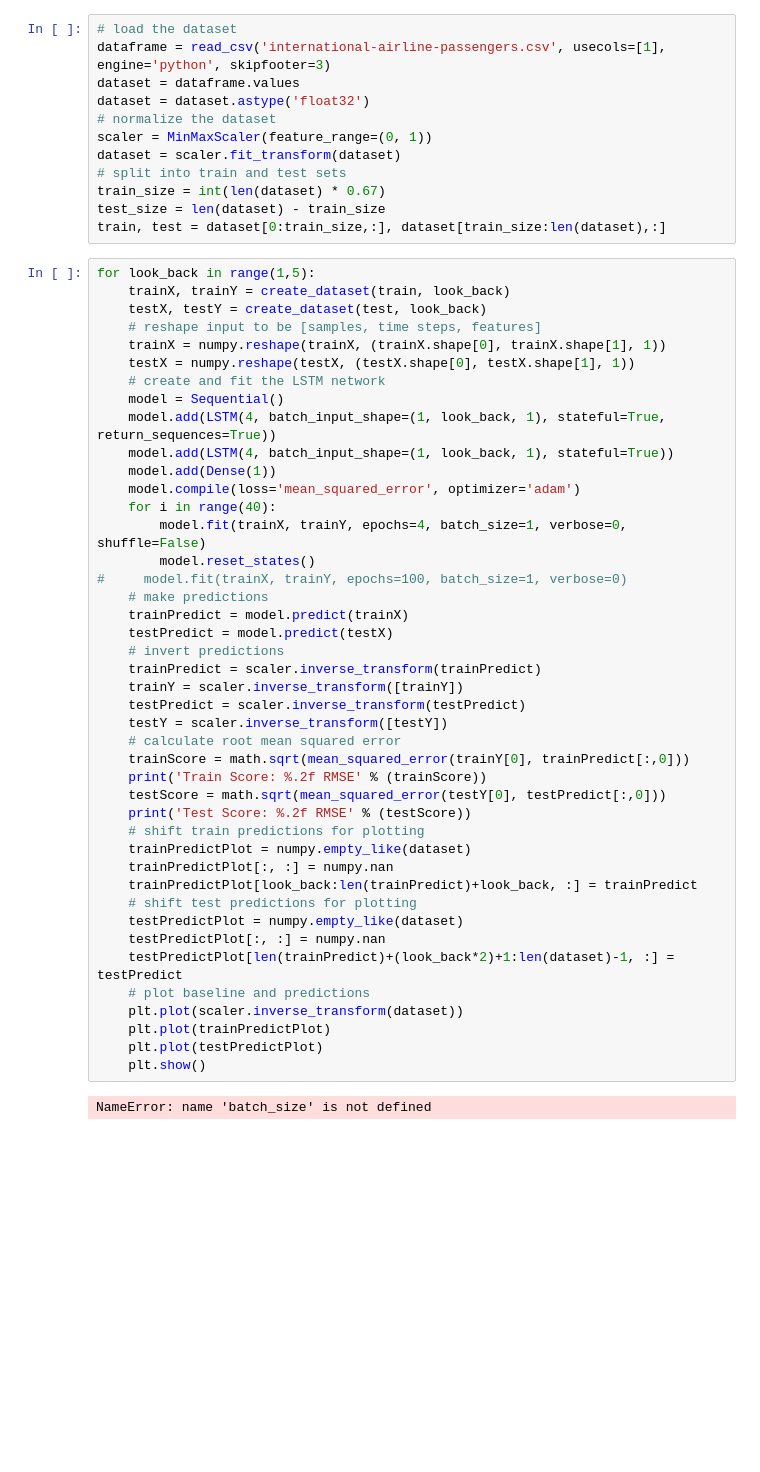
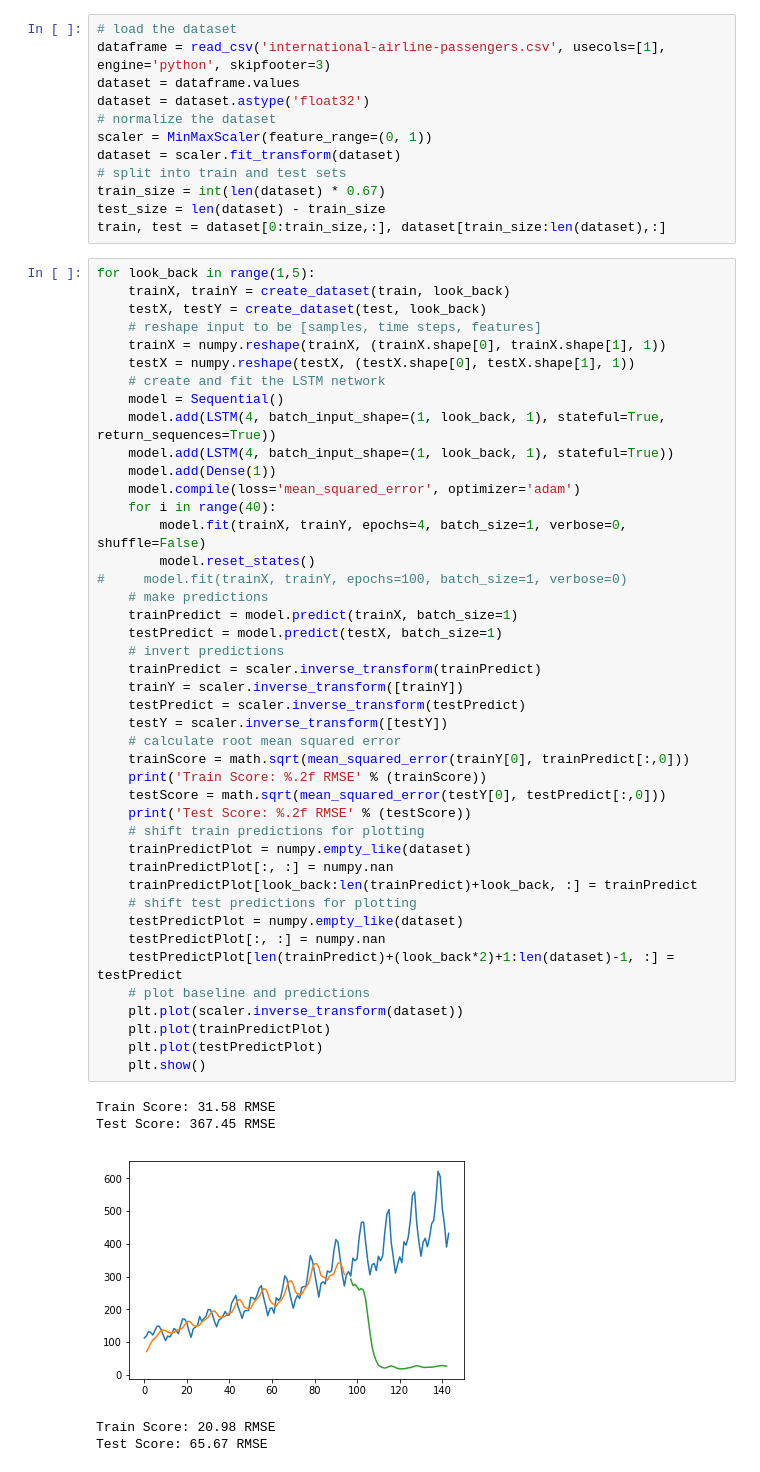
Before and after one commit to juanluislm/Sequence-classification, a Jupyter notebook: seq-regression/stacked-w-memory.ipynb, the cells around one changed output. Cells and saved outputs as stored; diff of their text form; blank space fills up the shorter version.

```diff
--- a/seq-regression/stacked-w-memory.ipynb
+++ b/seq-regression/stacked-w-memory.ipynb
@@ -48,33 +48,37 @@ for look_back in range(1,5):
     model.compile(loss='mean_squared_error', optimizer='adam')
     for i in range(40):
         model.fit(trainX, trainY, epochs=4, batch_size=1, verbose=0, shuffle=False)
         model.reset_states()
 #     model.fit(trainX, trainY, epochs=100, batch_size=1, verbose=0)
     # make predictions
-    trainPredict = model.predict(trainX)
-    testPredict = model.predict(testX)
+    trainPredict = model.predict(trainX, batch_size=1)
+    testPredict = model.predict(testX, batch_size=1)
     # invert predictions
     trainPredict = scaler.inverse_transform(trainPredict)
     trainY = scaler.inverse_transform([trainY])
     testPredict = scaler.inverse_transform(testPredict)
     testY = scaler.inverse_transform([testY])
     # calculate root mean squared error
     trainScore = math.sqrt(mean_squared_error(trainY[0], trainPredict[:,0]))
     print('Train Score: %.2f RMSE' % (trainScore))
     testScore = math.sqrt(mean_squared_error(testY[0], testPredict[:,0]))
     print('Test Score: %.2f RMSE' % (testScore))
     # shift train predictions for plotting
     trainPredictPlot = numpy.empty_like(dataset)
     trainPredictPlot[:, :] = numpy.nan
     trainPredictPlot[look_back:len(trainPredict)+look_back, :] = trainPredict
     # shift test predictions for plotting
     testPredictPlot = numpy.empty_like(dataset)
     testPredictPlot[:, :] = numpy.nan
     testPredictPlot[len(trainPredict)+(look_back*2)+1:len(dataset)-1, :] = testPredict
     # plot baseline and predictions
     plt.plot(scaler.inverse_transform(dataset))
     plt.plot(trainPredictPlot)
     plt.plot(testPredictPlot)
     plt.show()
 # %% [output]
-NameError: name 'batch_size' is not defined
+Train Score: 31.58 RMSE
+Test Score: 367.45 RMSE
+[figure, added]
+Train Score: 20.98 RMSE
+Test Score: 65.67 RMSE
```
Also changed, not shown: parts of 1 cell of this notebook, 7 other files.
